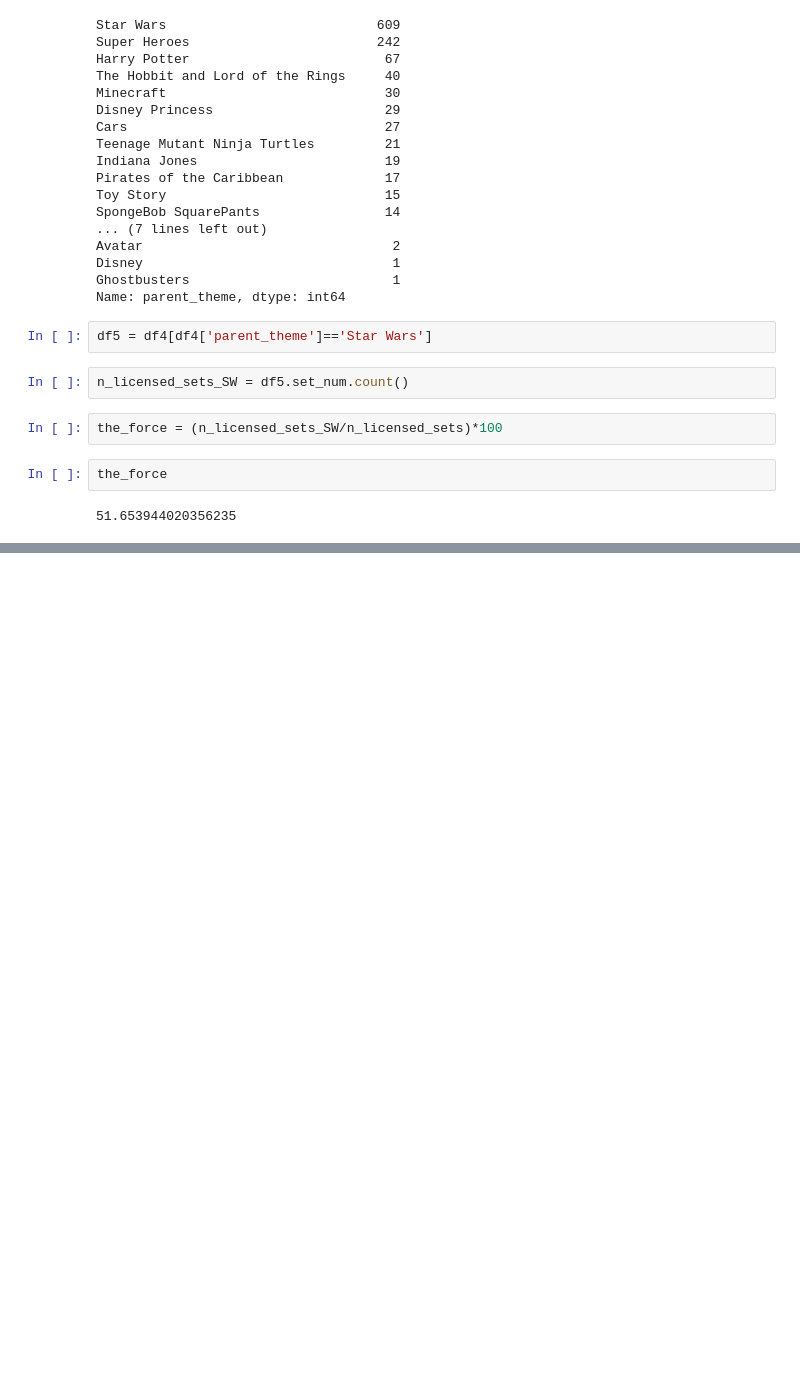
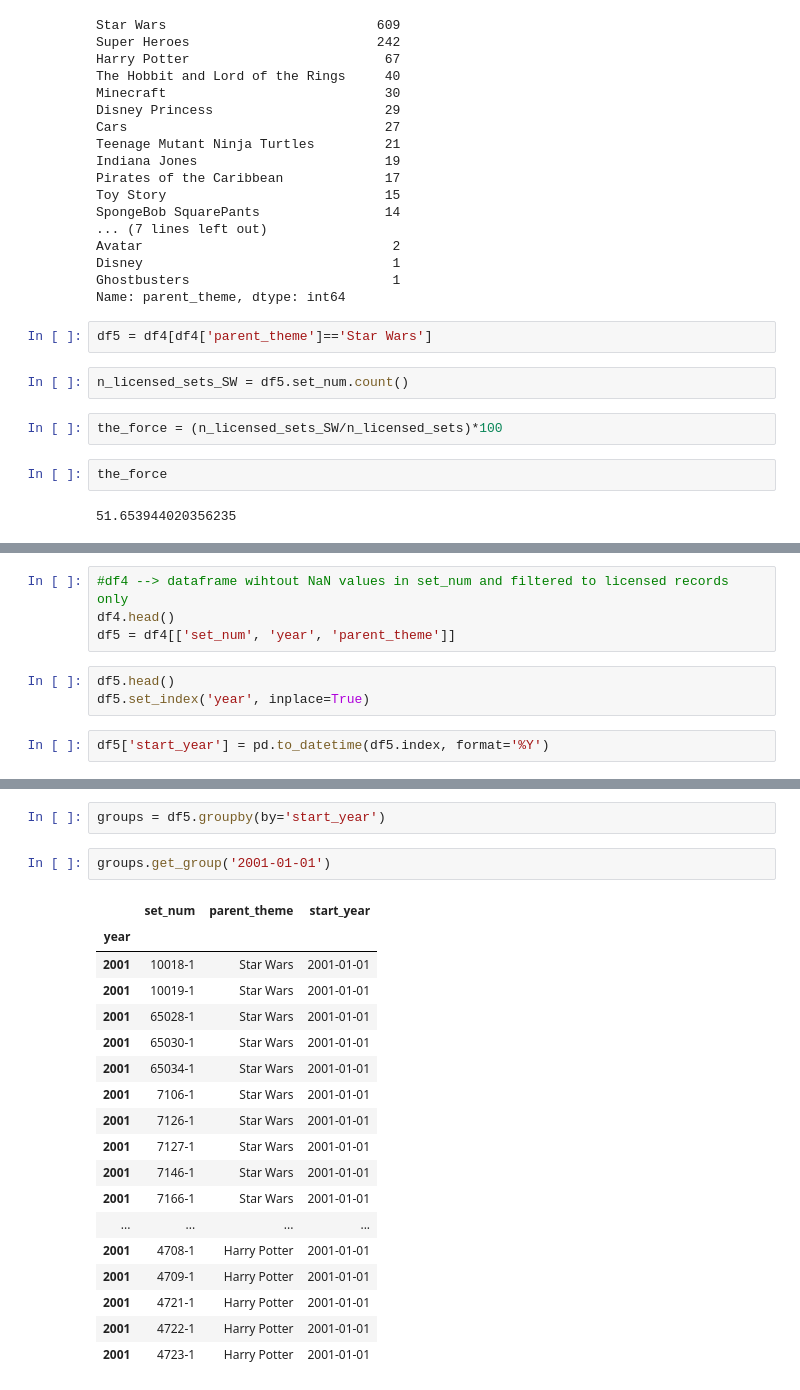
Before and after one commit to julito14/lego_dataset, a Jupyter notebook: notebook.ipynb, the cells around one changed output, grey strips where cells are left out. Saved outputs shown, nothing was run; the diff lists cells and outputs as text; blank space fills up the shorter version.

```diff
--- a/notebook.ipynb
+++ b/notebook.ipynb
@@ -162,0 +193,9 @@ the_force
+# %%
+#df4 --> dataframe wihtout NaN values in set_num and filtered to licensed records only
+df4.head()
+df5 = df4[['set_num', 'year', 'parent_theme']]
+# %%
+df5.head()
+df5.set_index('year', inplace=True)
+# %%
+df5['start_year'] = pd.to_datetime(df5.index, format='%Y')
@@ -162,0 +212,23 @@ the_force
+# %%
+groups = df5.groupby(by='start_year')
+# %%
+groups.get_group('2001-01-01')
+# %% [output]
+|  | set_num | parent_theme | start_year |
+| year |  |  |  |
+| 2001 | 10018-1 | Star Wars | 2001-01-01 |
+| 2001 | 10019-1 | Star Wars | 2001-01-01 |
+| 2001 | 65028-1 | Star Wars | 2001-01-01 |
+| 2001 | 65030-1 | Star Wars | 2001-01-01 |
+| 2001 | 65034-1 | Star Wars | 2001-01-01 |
+| 2001 | 7106-1 | Star Wars | 2001-01-01 |
+| 2001 | 7126-1 | Star Wars | 2001-01-01 |
+| 2001 | 7127-1 | Star Wars | 2001-01-01 |
+| 2001 | 7146-1 | Star Wars | 2001-01-01 |
+| 2001 | 7166-1 | Star Wars | 2001-01-01 |
+| ... | ... | ... | ... |
+| 2001 | 4708-1 | Harry Potter | 2001-01-01 |
+| 2001 | 4709-1 | Harry Potter | 2001-01-01 |
+| 2001 | 4721-1 | Harry Potter | 2001-01-01 |
+| 2001 | 4722-1 | Harry Potter | 2001-01-01 |
+| 2001 | 4723-1 | Harry Potter | 2001-01-01 |
```
Also changed, not shown: parts of 25 cells of this notebook.
